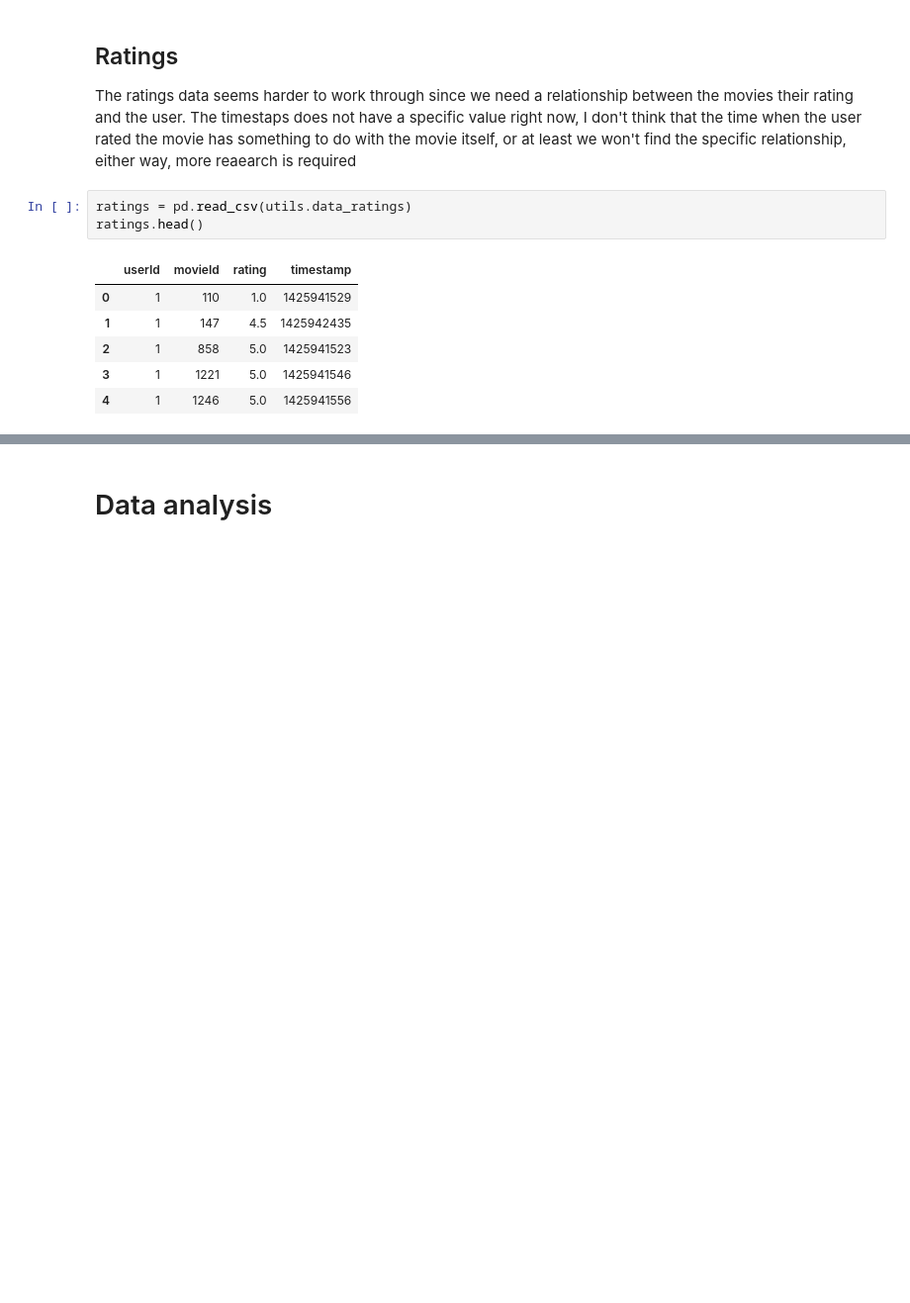
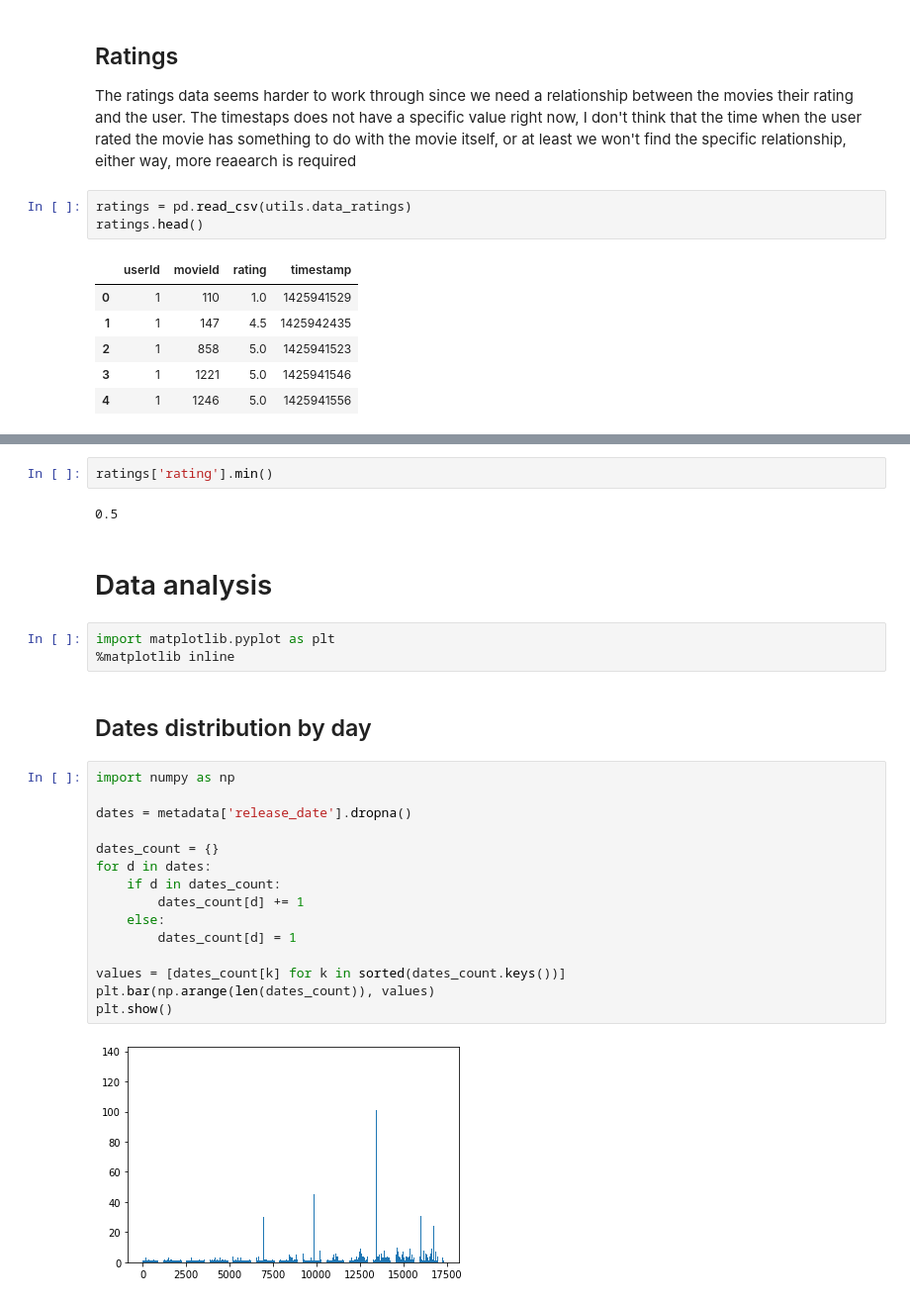
Before and after one commit to polmonroig/deep_recommender, a Jupyter notebook: src/eda.ipynb, the cells around one changed output, grey strips where cells are left out. Shown at 99% size. Drawn from its saved outputs; the diff is of its cells as text; blank space fills up the shorter version.

Commit message:
Add dates distribution

```diff
--- a/src/eda.ipynb
+++ b/src/eda.ipynb
@@ -164,2 +192,28 @@ ratings.head()
+# %%
+ratings['rating'].min()
+# %% [output]
+0.5
 # %% [markdown]
 # Data analysis
+# %%
+import matplotlib.pyplot as plt
+%matplotlib inline
+# %% [markdown]
+## Dates distribution by day
+# %%
+import numpy as np
+
+dates = metadata['release_date'].dropna()
+
+dates_count = {}
+for d in dates:
+    if d in dates_count:
+        dates_count[d] += 1
+    else:
+        dates_count[d] = 1
+
+values = [dates_count[k] for k in sorted(dates_count.keys())]
+plt.bar(np.arange(len(dates_count)), values)
+plt.show()
+# %% [output]
+[figure, added]
```
Also changed, not shown: parts of 10 cells of this notebook.
